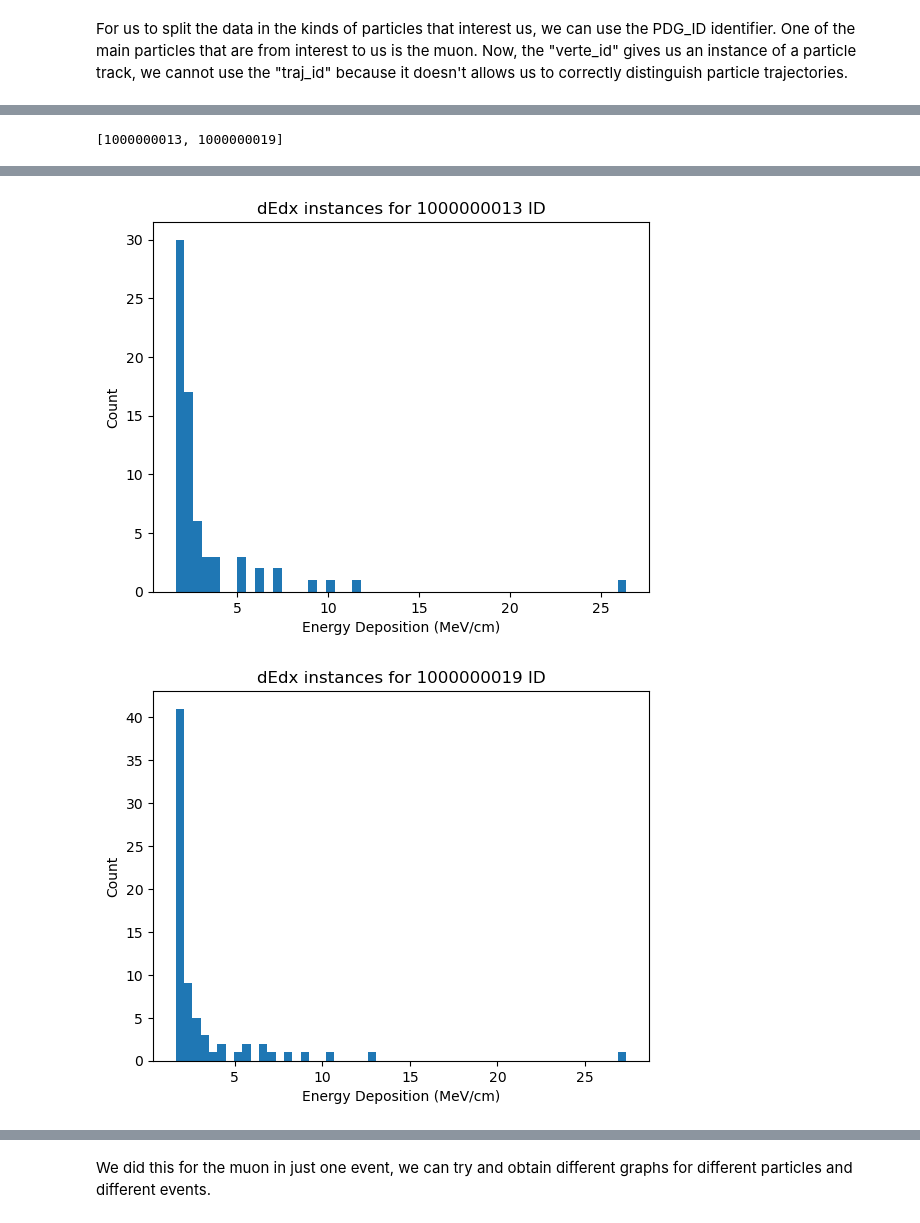
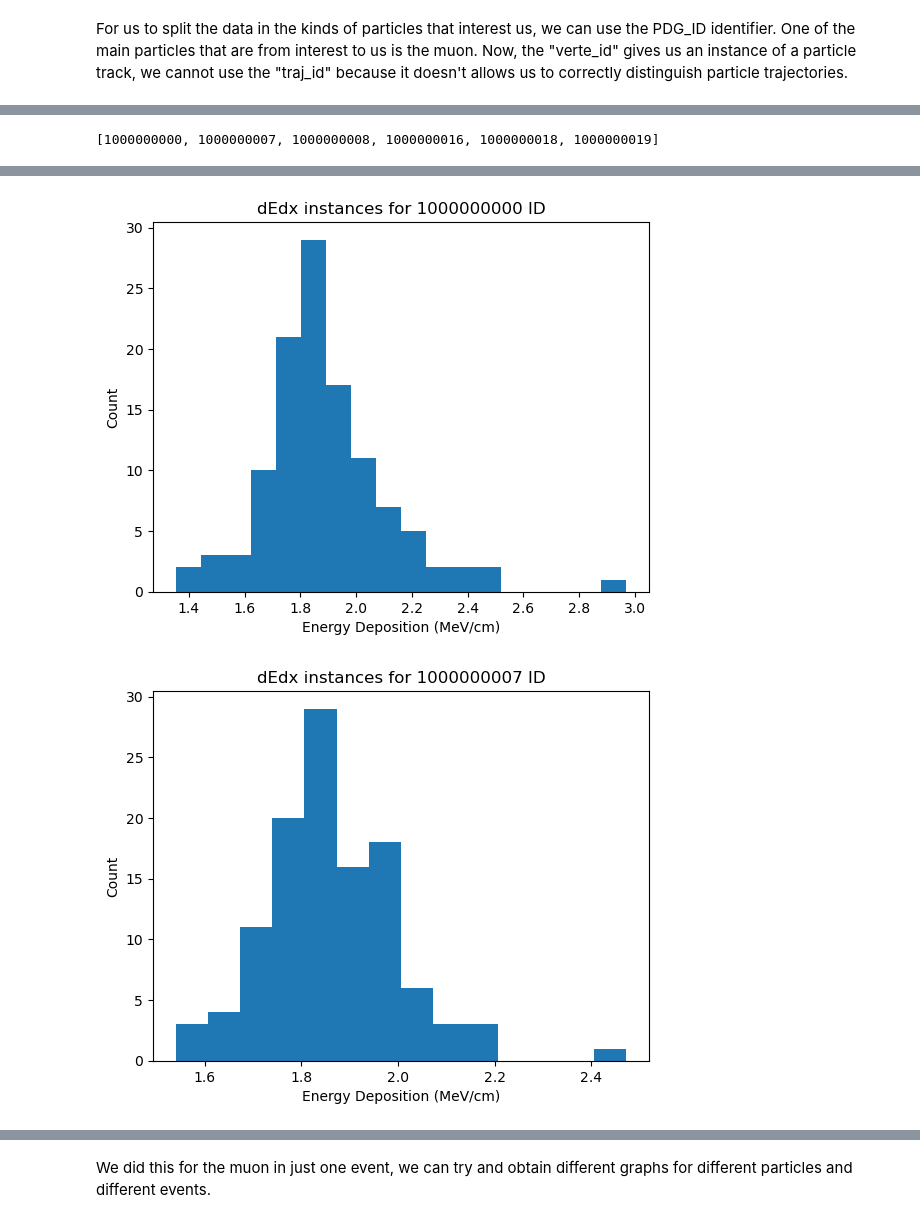
Before and after one commit to EnriqueCecena/neutrino-electron, a Jupyter notebook: SimDisplaySegments.ipynb, the cells around one changed output, grey strips where cells are left out. Cells and saved outputs as stored; diff of their text form; code cells hidden in the pictures.

Commit message:
Muon energy deposition

```diff
--- a/SimDisplaySegments.ipynb
+++ b/SimDisplaySegments.ipynb
@@ -139,7 +139,7 @@ For us to split the data in the kinds of particles that interest us, we can use
 # %%
 #We grab all the muon trajectories inside the segment dataset (and antimuons)
 
-muonsegm=segevent[np.abs(segevent['pdg_id'])==211]
+muonsegm=segevent[np.abs(segevent['pdg_id'])==13]
 #We can print the different values for the vertex_id
 unique_muon, counts=np.unique(muonsegm['vertex_id'],return_counts=True)
 #This way we get the different indices and the counts of each index. We are worried for trajectories that leave clear long paths so this will be usefull.
@@ -171,6 +172,8 @@ array([(100000, 1000000001,   809, 812.0073 ,    3,   374, 0., 812.28033, -187.4
 i=0
 inds=[]
 funique=[]
+stack=mc_stack[mc_stack['event_id']==100000]
+muon_stack=stack[stack['part_pdg']==13]
 for amount in counts:
     if amount> 50:
         #This should give us the list of the indexes that have more than 50 data points.
@@ -215,5 +218,17 @@ for vertex in funique:
     plt.hist(dEdx,bins='auto')
     plt.show()
     fig2.savefig("dEdx"+str(vertex)+"ID.png")
+
+for vertex in funique:
+    onemuon=muonsegm[muonsegm['vertex_id']==vertex]
+#Let's try now to do something similar but with the dEdx
+    dEdx=onemuon['dEdx']
+    r= onemuon['dx']
+    fig3= plt.figure()
+    plt.title("dEdx instances for "+str(vertex)+" ID")
+    plt.ylabel("Energy Deposition (MeV/cm)")
+    plt.xlabel("Track")
+    plt.scatter(r,dEdx)
+    plt.show()
 # %% [output]
-[1000000013, 1000000019]
+[1000000000, 1000000007, 1000000008, 1000000016, 1000000018, 1000000019]
@@ -221,2 +236,2 @@ for vertex in funique:
-[figure, old version]
+[figure, new version]
-[figure, old version]
+[figure, new version]
```
Also changed, not shown: parts of 2 cells of this notebook.
